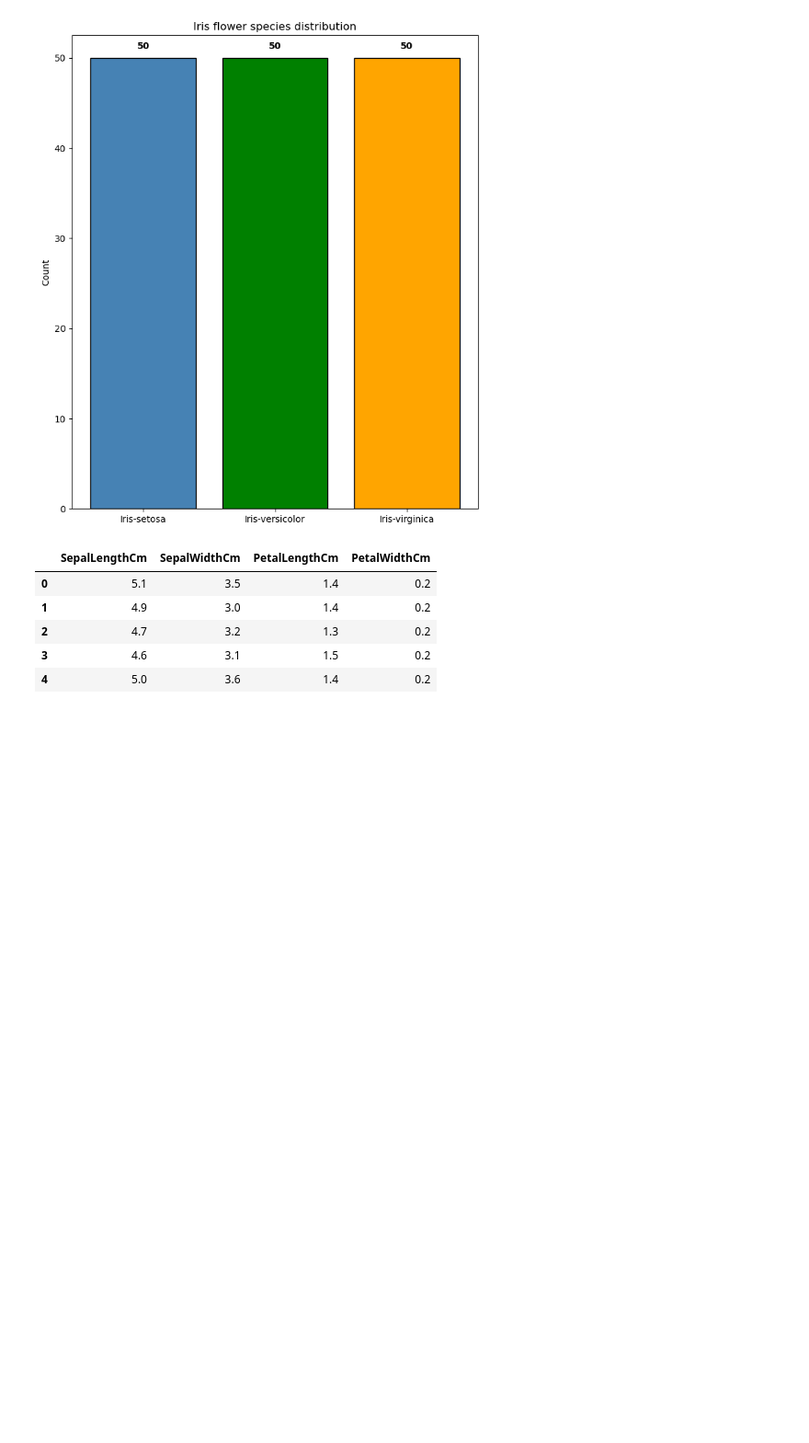
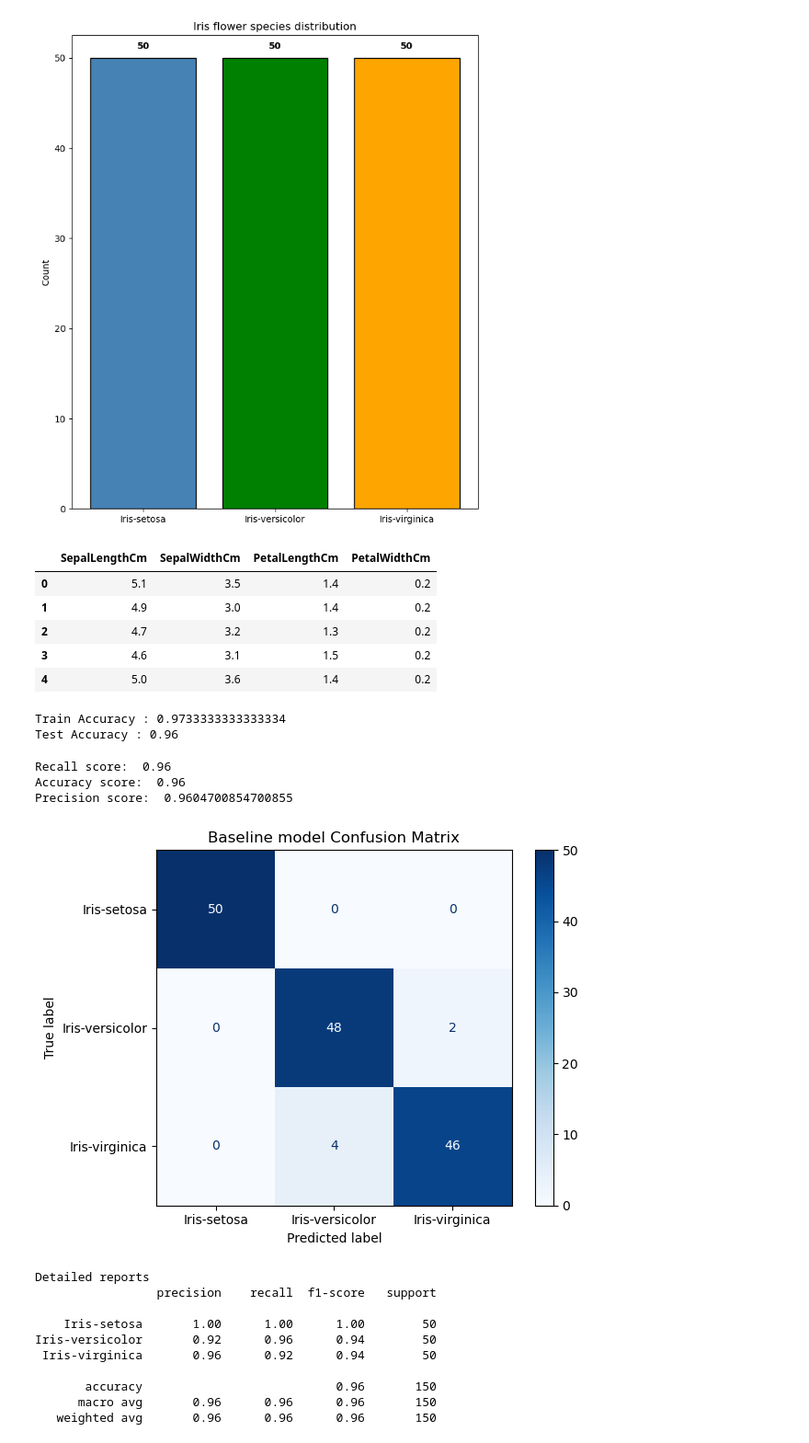
Before and after one commit to Samir-BK/Species-Dectector-ML-model, a Jupyter notebook: model.ipynb, the cells around one changed output. Shown at 92% size. Drawn from its saved outputs; the diff is of its cells as text; code cells hidden in the pictures; blank space fills up the shorter version.

Commit message:
Logistic Regression Model

```diff
--- a/model.ipynb
+++ b/model.ipynb
@@ -85,9 +85,11 @@ X.head()
 | 4 | 5.0 | 3.6 | 1.4 | 0.2 |
 # %%
 # Spliting data into train test
-X_train, X_test, y_train, y_test = train_test_split(
-    X, y, test_size = 0.2, random_state = 42
+X_train, _, y_train, _ = train_test_split(
+    X, y, test_size = 0.5, random_state = 42, stratify = y
 )
+X_test = X
+y_test = y
 # %%
 # Scaling using Standard Scaler
 scaler = StandardScaler()
@@ -98,6 +100,48 @@ X_test_scaled = scaler.transform(X_test)
 # Baseline model for logistic reression
 model_baseline = LogisticRegression(C = 1.0, solver = "lbfgs", max_iter = 1000, random_state = 42)
 model_baseline.fit(X_train_scaled, y_train)
-y_pred = model_baseline.predict(X_test)
-
-acc_baseline =
+y_pred = model_baseline.predict(X_test_scaled)
+# %%
+#  Checking the accuracy score to check overfitt, undefitt
+train_acc = model_baseline.score(X_train_scaled, y_train)
+test_acc = model_baseline.score(X_test_scaled, y_test)
+
+print(f"Train Accuracy : {train_acc}")
+print(f"Test Accuracy : {test_acc}")
+# %% [output]
+Train Accuracy : 0.9733333333333334
+Test Accuracy : 0.96
+# %%
+# Evaluation
+print("Recall score: ", recall_score(y_test, y_pred, average = 'macro'))
+print("Accuracy score: ", accuracy_score(y_test, y_pred))
+print("Precision score: ", precision_score(y_test, y_pred, average = 'macro'))
+# %% [output]
+Recall score:  0.96
+Accuracy score:  0.96
+Precision score:  0.9604700854700855
+# %%
+# Confusion Matrix
+cm = confusion_matrix(y_test,y_pred)
+disp = ConfusionMatrixDisplay(confusion_matrix = cm, display_labels = model_baseline.classes_)
+disp.plot(cmap="Blues")
+plt.title("Baseline model Confusion Matrix")
+plt.tight_layout()
+plt.show()
+
+# Reports
+print("\nDetailed reports")
+report = classification_report(y_test, y_pred)
+print(report)
+# %% [output]
+[figure, added]
+Detailed reports
+                 precision    recall  f1-score   support
+
+    Iris-setosa       1.00      1.00      1.00        50
+Iris-versicolor       0.92      0.96      0.94        50
+ Iris-virginica       0.96      0.92      0.94        50
+
+       accuracy                           0.96       150
+      macro avg       0.96      0.96      0.96       150
+   weighted avg       0.96      0.96      0.96       150
```
Also changed, not shown: 1 other file.
